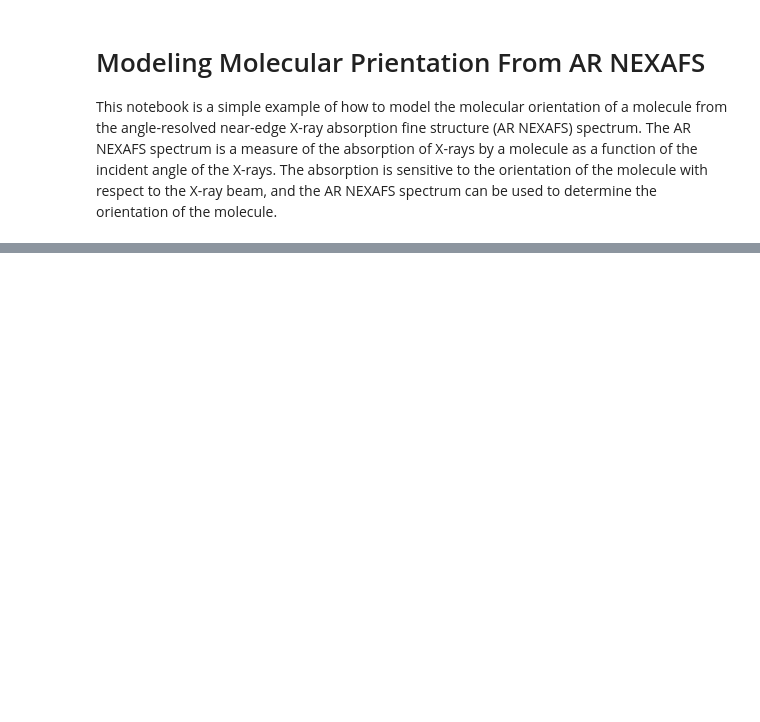
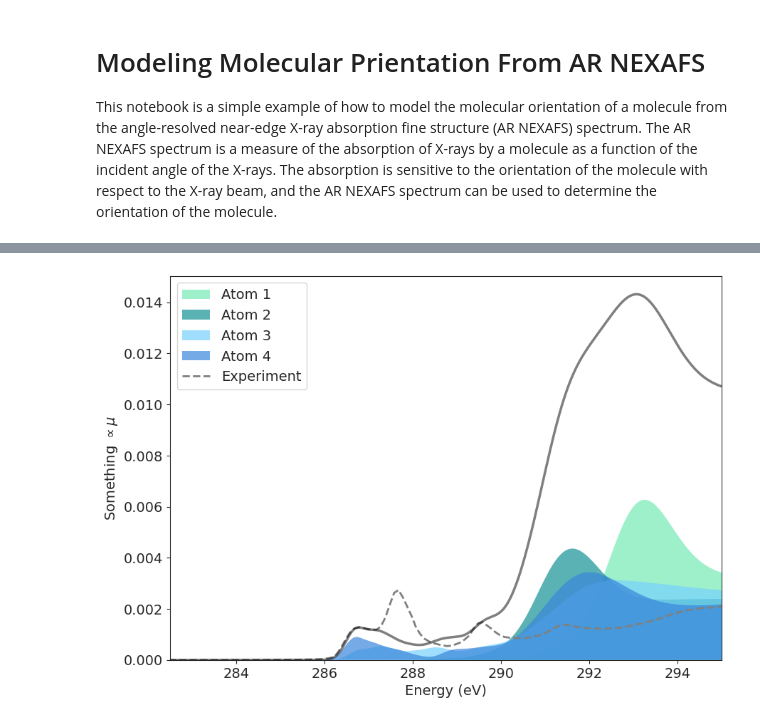
Before and after one commit to WSU-Carbon-Lab/xrr_notebooks, a Jupyter notebook: optical models/molecular_orentation.ipynb, the cells around one changed output, grey strips where cells are left out. Cells and saved outputs as stored; diff of their text form; code cells hidden in the pictures; blank space fills up the shorter version.

```diff
--- a/optical models/molecular_orentation.ipynb
+++ b/optical models/molecular_orentation.ipynb
@@ -278,0 +276,99 @@ plt.show()
+# %%
+import seaborn as sns
+from scipy.special import wofz
+
+sns.set_palette(colors)
+
+
+def plot_ma(
+    ax: plt.Axes,
+    ma_df: pl.DataFrame,
+    exp_df: pl.DataFrame,
+    max_atom: int = 5,
+    energy_range: Tuple[float, float] = (280, 300),
+    num_points: int = 10000,
+    color: str = None,
+) -> None:
+    atoms = ma_df["atom"].unique()
+    e = np.linspace(energy_range[0], energy_range[1], num_points)
+    mu = 0
+
+    for atom in atoms:
+        if atom == max_atom:
+            break
+        atom_df = ma_df.filter(pl.col("atom") == atom)
+        atom_mu = 0
+        for row in atom_df.iter_rows():
+            atom_mu += row[1] * gauss(e, row[0], row[2])
+
+        mu += atom_mu
+        if color:
+            ax.fill_between(
+                e,
+                atom_mu,
+                label=f"Atom {atom}",
+                alpha=0.7,
+                edgecolor="none",
+                color=color,
+            )
+        else:
+            ax.fill_between(
+                e, atom_mu, label=f"Atom {atom}", alpha=0.7, edgecolor="none"
+            )
+    return e, mu, ax
+
+
+def plot_spectra(
+    ma_df: pl.DataFrame,
+    exp_df: pl.DataFrame,
+    max_atom: int = 5,
+    energy_range: Tuple[float, float] = (280, 300),
+    num_points: int = 10000,
+) -> None:
+    """
+    Plot the mass absorbance for each atom up to a specified maximum atom.
+
+    Parameters
+    ----------
+    ma_df : pl.DataFrame
+        The DataFrame containing mass absorbance data.
+    max_atom : int, optional
+        The maximum atom number to plot, by default 5.
+    energy_range : Tuple[float, float], optional
+        The range of energy values to plot, by default (280, 300).
+    num_points : int, optional
+        The number of points in the energy range, by default 10000.
+    """
+    fig, ax = plt.subplots(figsize=(10, 7))
+    e, mu, ax = plot_ma(ax, ma_df, exp_df, max_atom, energy_range, num_points)
+
+    exp_e, exp_mu = align_peaks(
+        exp_df["ZnPc_55"].to_list(), exp_df["E_55"].to_list(), mu, e
+    )
+
+    # Locate the maximum in the experimental data
+    ax.plot(
+        exp_e,
+        exp_mu,
+        label="Experiment",
+        linestyle="--",
+        color="grey",
+        linewidth=2,
+    )
+    ax.legend()
+    ax.plot(e, mu, label="Total", linewidth=2.5, color="Black", alpha=0.5)
+    ax.set_xlabel("Energy (eV)")
+    ax.set_ylabel(r"Something $\propto\mu$")
+    ax.set_xlim(282.5, 295)
+    ax.set_ylim(bottom=0)
+    plt.show()
+    return e, mu
+
+
+# Call the function
+perp = get_ma(df, theta=90, alpha=62)
+para = get_ma(df, theta=0, alpha=62)
+e, mu_perp = plot_spectra(perp, exp)
+e, mu_para = plot_spectra(para, exp)
+# %% [output]
+[figure, added]
```
Also changed, not shown: parts of 15 cells of this notebook, 25 other files.
